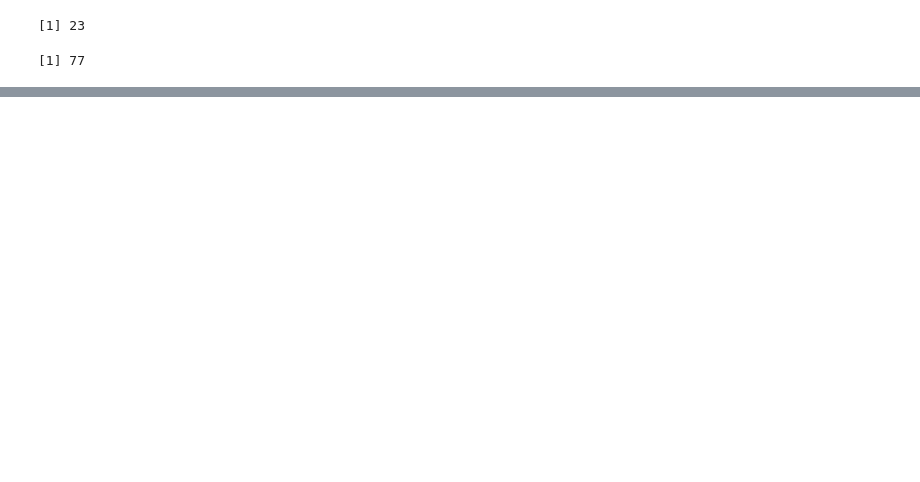
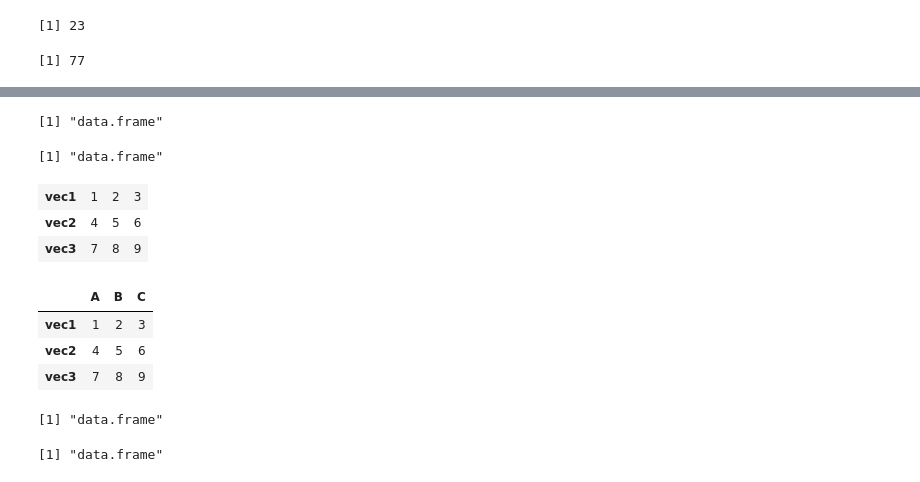
Before and after one commit to JeongYouYoung/R, a Jupyter notebook: 03_01.백터와 데이터프레임.ipynb, the cells around one changed output, grey strips where cells are left out. Saved outputs shown, nothing was run; the diff lists cells and outputs as text; code cells hidden in the pictures; blank space fills up the shorter version.

```diff
--- a/03.백터와 데이터프레임.ipynb
+++ b/03_01.백터와 데이터프레임.ipynb
@@ -294,0 +383,8 @@ round(((length(iris$Sepal.Length) - length(unique(iris$Sepal.Length))) / length(
+# %%
+# 행렬 : (2차원 데이터) 2차원 자료를 저장하는 자료형
+# 행렬은 데이터 형태가 모두 일치 되어야 (구성)한다.
+
+#Vector로 행렬 만들기
+vec1 <- c(1,2,3)
+vec2 <- c(4,5,6)
+vec3 <- c(7,8,9)
@@ -294,0 +496,31 @@ round(((length(iris$Sepal.Length) - length(unique(iris$Sepal.Length))) / length(
+# %%
+class(irisM)
+irisM <- as.data.frame(irisM)
+class(irisM)
+# %% [output]
+[1] "data.frame"
+[1] "data.frame"
+# %%
+#mat1의 컬럼 이름 추가
+
+#row 이름만 있고 컬럼이름이 없는 상태임.
+#백터로 cbind 로 추가한건 무조건 메트리스.
+mat1
+
+colnames(mat1) <- c("A","B","C")
+# %% [output]
+| vec1 | 1 | 2 | 3 |
+| vec2 | 4 | 5 | 6 |
+| vec3 | 7 | 8 | 9 |
+# %%
+mat1
+class(mat1) # <== matrix
+mat1D <- as.data.frame(mat1)
+class(mat1) # <==data.frame
+# %% [output]
+|  | A | B | C |
+| vec1 | 1 | 2 | 3 |
+| vec2 | 4 | 5 | 6 |
+| vec3 | 7 | 8 | 9 |
+[1] "data.frame"
+[1] "data.frame"
```
Also changed, not shown: parts of 18 cells of this notebook, 1 other file.
